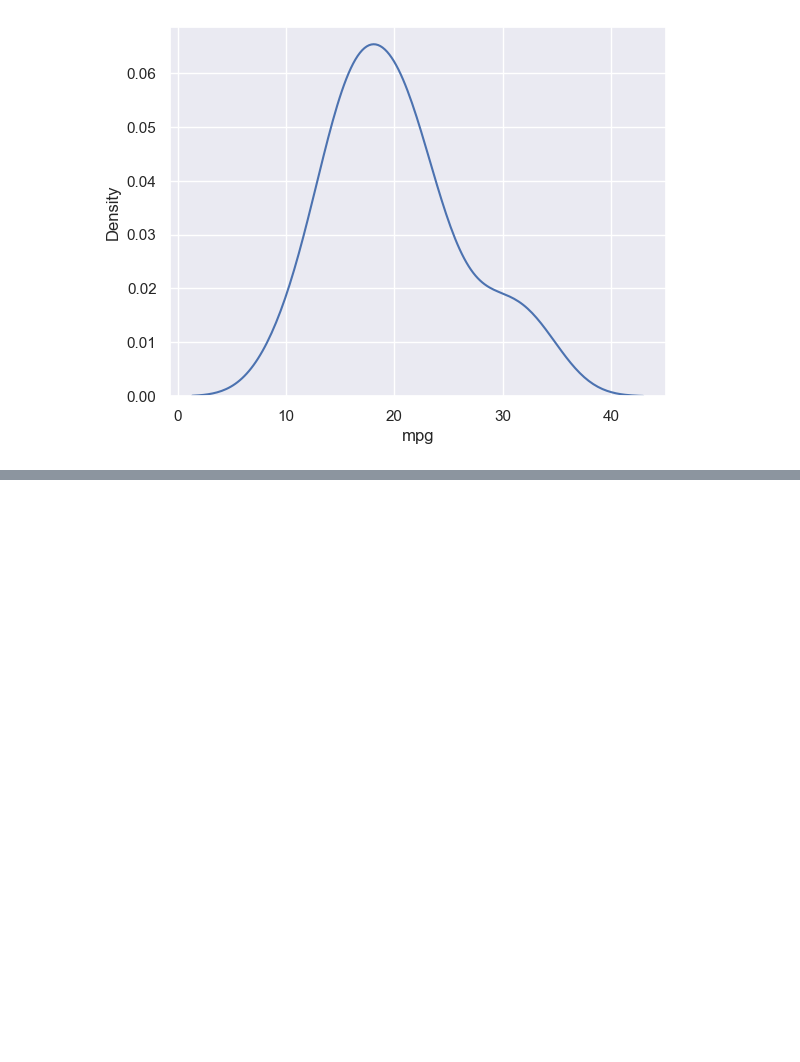
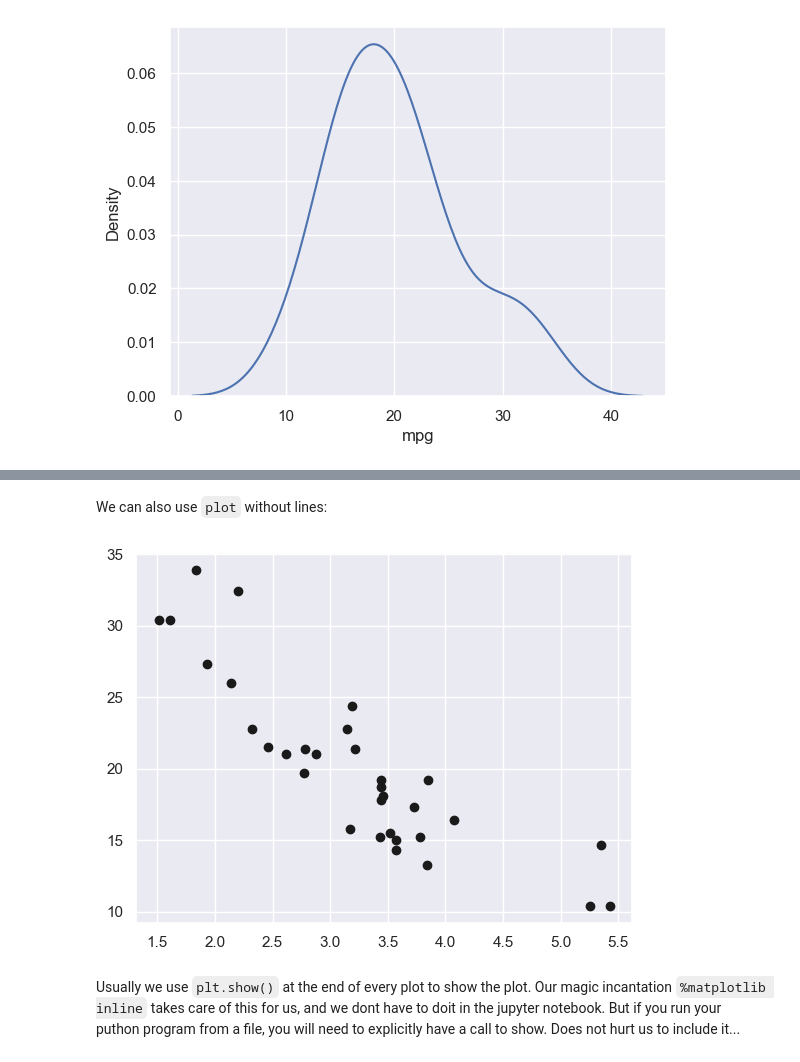
Before and after one commit to crdcamp/lin-reg-application, a Jupyter notebook: references/1_exploratory_data_analysis.ipynb, the cells around one changed output, grey strips where cells are left out. Cells and saved outputs as stored; diff of their text form; code cells hidden in the pictures; blank space fills up the shorter version.

```diff
--- a/references/1_exploratory_data_analysis.ipynb
+++ b/references/1_exploratory_data_analysis.ipynb
@@ -215,0 +240,8 @@ sns.kdeplot(dfcars.mpg);
+# %% [markdown]
+We can also use `plot` without lines:
+# %%
+plt.plot(dfcars.wt, dfcars.mpg, marker="o", linestyle="None", color="k");
+# %% [output]
+[figure, added]
+# %% [markdown]
+Usually we use `plt.show()` at the end of every plot to show the plot. Our magic incantation `%matplotlib inline` takes care of this for us, and we dont have to doit in the jupyter notebook. But if you run your puthon program from a file, you will need to explicitly have a call to show. Does not hurt us to include it...
```
Also changed, not shown: parts of 4 cells of this notebook.
